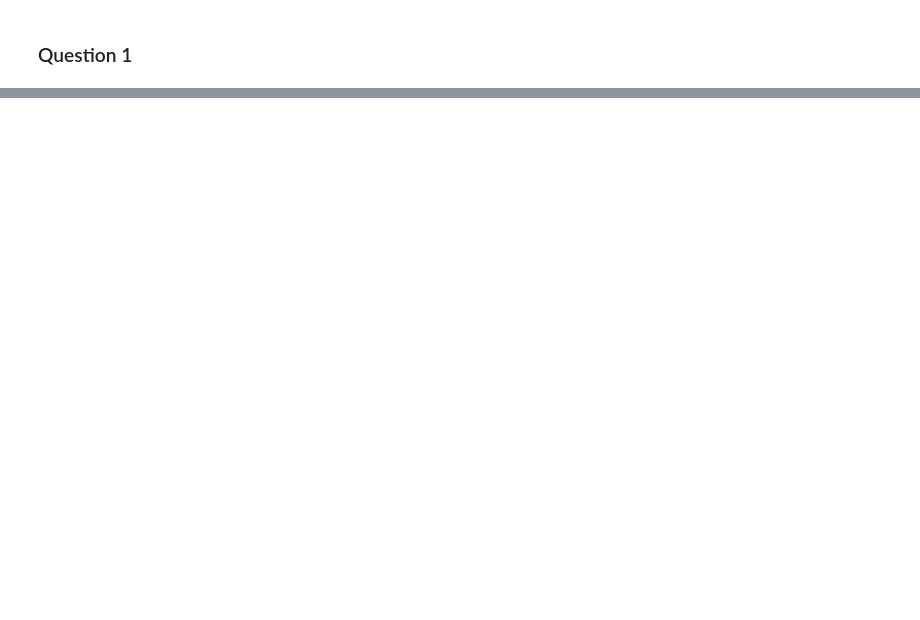
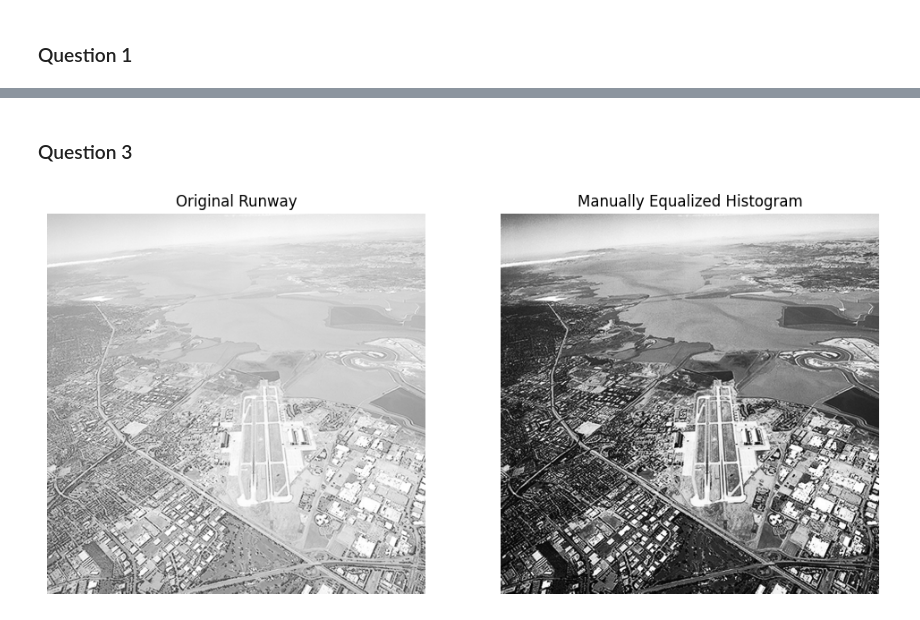
Before and after one commit to buwanekamara/in4640_assignmen_01, a Jupyter notebook: in4640_assignment_01.ipynb, the cells around one changed output, grey strips where cells are left out. Drawn from its saved outputs; the diff is of its cells as text; code cells hidden in the pictures; blank space fills up the shorter version.

Commit message:
Question 3 done

```diff
--- a/in4640_assignment_01.ipynb
+++ b/in4640_assignment_01.ipynb
@@ -100,0 +136,29 @@ plt.show()
+# %% [markdown]
+### Question 3
+# %%
+
+def manual_hist_equalization(f):
+    M, N = f.shape
+    L = 256
+    hist, _ = np.histogram(f.flatten(), bins=L, range=[0, L])
+    cdf = hist.cumsum()
+    t = np.array([(L - 1) / (M * N) * cdf[k] for k in range(L)], dtype=np.uint8)
+    g = t[f]
+    return g
+
+f = cv.imread('runway.png', cv.IMREAD_GRAYSCALE)
+
+g_manual = manual_hist_equalization(f)
+
+fig, ax = plt.subplots(1, 2, figsize=(12, 6))
+ax[0].imshow(f, cmap='gray', vmin=0, vmax=255)
+ax[0].set_title('Original Runway')
+ax[0].axis('off')
+
+ax[1].imshow(g_manual, cmap='gray', vmin=0, vmax=255)
+ax[1].set_title('Manually Equalized Histogram')
+ax[1].axis('off')
+
+plt.show()
+# %% [output]
+[figure, added]
```
Also changed, not shown: parts of 13 cells of this notebook.
